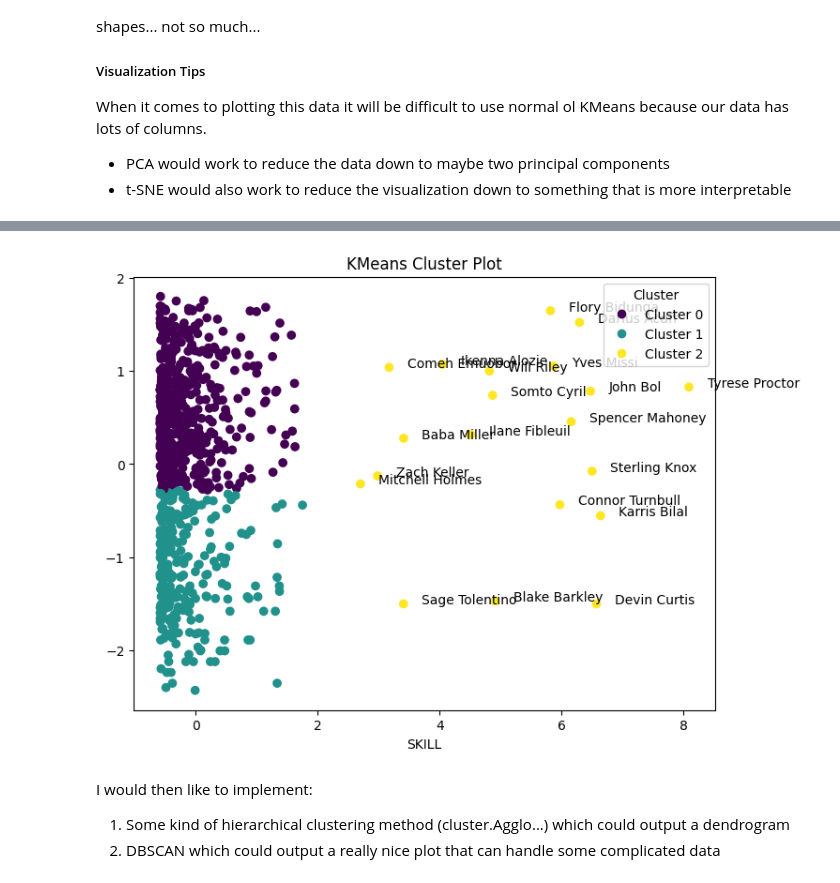
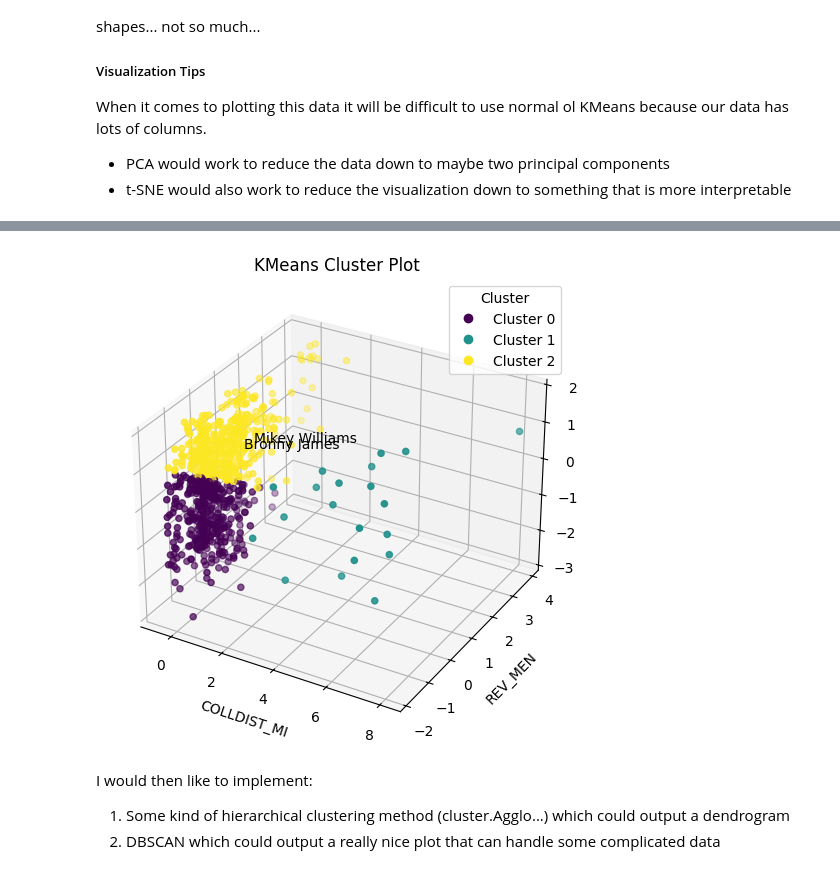
Before and after one commit to mvizzini951/MS2_NIL, a Jupyter notebook: unsupervised.ipynb, the cells around one changed output, grey strips where cells are left out. Cells and saved outputs as stored; diff of their text form; code cells hidden in the pictures.

Commit message:
Updates to PCA Biplot, MDS, and KMeans

```diff
--- a/unsupervised.ipynb
+++ b/unsupervised.ipynb
@@ -431,6 +564,30 @@ def custom_KMeans(X_train, num_clusters=3, RANDOM_STATE=0):
         ax.set_xlabel('{}'.format(X_train.columns[0]), labelpad=5)
         ax.set_ylabel('{}'.format(X_train.columns[1]), labelpad=5)
         ax.set_zlabel('{}'.format(X_train.columns[2]), labelpad=5)
+
+        for i, name in enumerate(X_train.index):
+            # if (i % 150 == 0) and (i < len(X_normalized)):
+            #     ax.text(
+            #         X_normalized[:,0][i]+0.3,
+            #         X_normalized[:,1][i]+0.3,
+            #         X_normalized[:,2][i]+0.3,
+            #         name
+            #     )
+            # Some Basketball Outliers!
+            if name == "Mikey Williams":
+                ax.text(
+                X_normalized[:,0][i]+0.3,
+                X_normalized[:,1][i]+0.3,
+                X_normalized[:,2][i]+0.3,
+                name
+            )
+            if name == "Bronny James":
+                ax.text(
+                X_normalized[:,0][i]+0.3,
+                X_normalized[:,1][i]+0.3,
+                X_normalized[:,2][i]+0.3,
+                name
+            )
     elif X_normalized.shape[-1] == 2:
         scatter = plt.scatter(X_normalized[:,0],
                               X_normalized[:,1],
@@ -439,6 +596,16 @@ def custom_KMeans(X_train, num_clusters=3, RANDOM_STATE=0):
         plt.title('KMeans Cluster Plot')
         plt.xlabel('{}'.format(X_train.columns[0]))
         plt.xlabel('{}'.format(X_train.columns[1]))
+
+        for i, name in enumerate(X_train.index):
+            # if (i % 150 == 0) and (i < len(X_normalized)):
+            #     plt.annotate(name, (X_normalized[:,0][i]+0.3, X_normalized[:,1][i]))
+
+            # Some Basketball Outliers!
+            if name == "Mikey Williams":
+                plt.annotate(name, (X_normalized[:,0][i]+0.3, X_normalized[:,1][i]))
+            if name == "Bronny James":
+                plt.annotate(name, (X_normalized[:,0][i]+0.3, X_normalized[:,1][i]))
     else:
         print("X_train has too many features... can only plot data with 2 or 3 features!")
         return None
@@ -452,17 +619,15 @@ def custom_KMeans(X_train, num_clusters=3, RANDOM_STATE=0):
 
     # Plot the names of some of the players in a cluster!
     # dimReductionPrep(X_train)[['COLLDIST_MI', 'SKILL']]
-    for i, label in enumerate(labels):
-        if label == 2:
-            plt.annotate(df.index[i], (X_normalized[:,0][i]+0.3, X_normalized[:,1][i]))
+
 
     plt.show()
 
     return None
 # %%
-custom_KMeans(dimReductionPrep(X_train)[['COLLDIST_MI', 'SKILL']], num_clusters=3)
+custom_KMeans(dimReductionPrep(X_train)[['COLLDIST_MI', 'REV_MEN', 'SKILL']], num_clusters=3)
 # %% [output]
-[figure, old version]
+[figure, new version]
 # %% [markdown]
 I would then like to implement:
 1. Some kind of hierarchical clustering method (cluster.Agglo...) which could output a dendrogram
```
Also changed, not shown: parts of 9 cells of this notebook.
